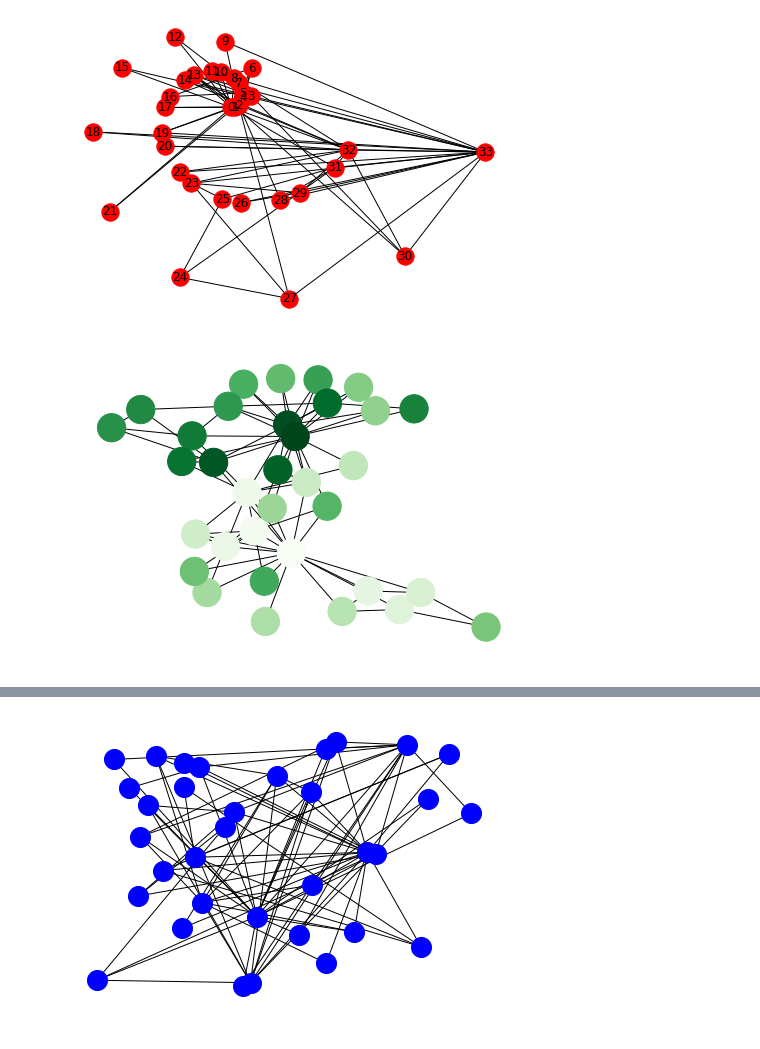
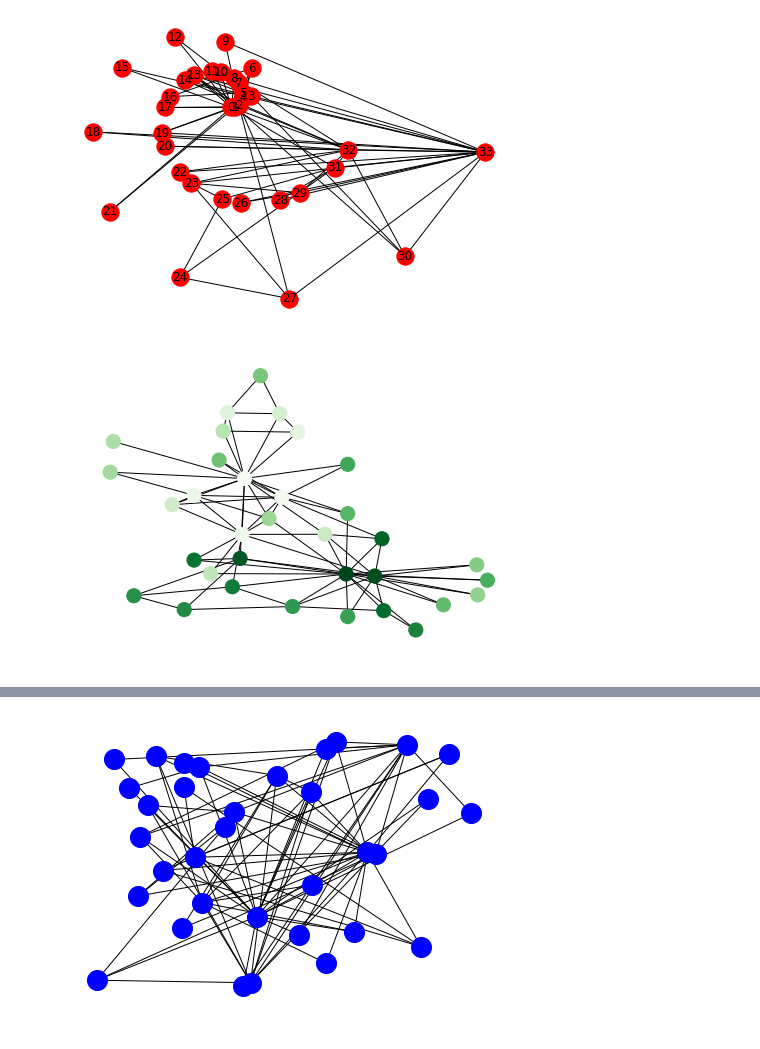
Before and after one commit to szymanskim/networkx-library-workshop, a Jupyter notebook: notebooks/NetworkX_Live.ipynb, the cells around one changed output, grey strips where cells are left out. Drawn from its saved outputs; the diff is of its cells as text; code cells hidden in the pictures.

```diff
--- a/notebooks/NetworkX_Live.ipynb
+++ b/notebooks/NetworkX_Live.ipynb
@@ -209,6 +209,6 @@ nx.draw(karate_club, pos, with_labels=True)
 [figure]
 # %%
 pos = nx.spring_layout(karate_club, iterations=200)
-nx.draw(karate_club, node_color=range(34), node_size=800, cmap=plt.cm.Greens)
+nx.draw(karate_club, node_color=range(34), node_size=200, cmap=plt.cm.Greens, pos=pos)
 # %% [output]
-[figure, old version]
+[figure, new version]
```
Also changed, not shown: parts of 2 cells of this notebook.
